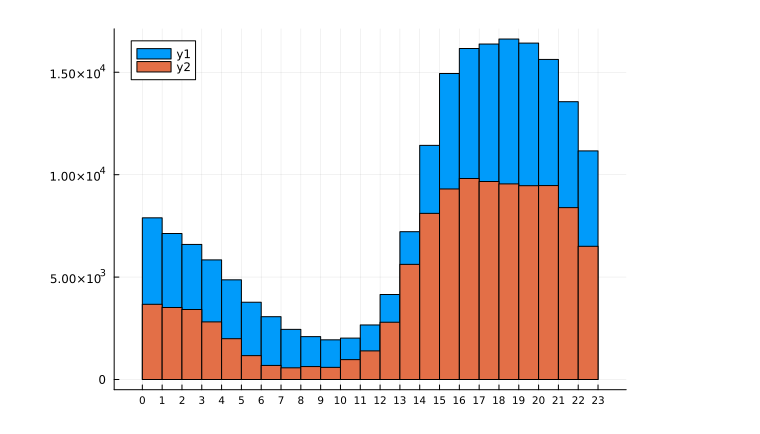
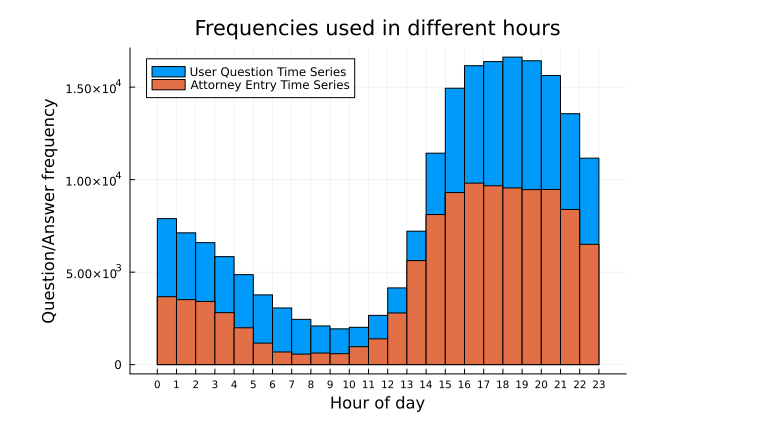
Before and after one commit to anhtu-pham/Legal-Service-Analysis, a Jupyter notebook: Main Workplace.ipynb, the cells around one changed output. Cells and saved outputs as stored; diff of their text form; code cells hidden in the pictures.

```diff
--- a/Main Workplace.ipynb
+++ b/Main Workplace.ipynb
@@ -6,22 +6,25 @@ using Plots
 # %%
 questionsData = CSV.File("questions.csv")
 df = DataFrame(questionsData)
 # parse into DateTime objects
 
 datetime_vec = map(x -> DateTime(x, "yyyy-mm-dd HH:MM:SS"), df[!, "AskedOnUtc"])
 
 # create a vector of hours from the DateTime objects
 hour_vec = hour.(datetime_vec)
-histogram(hour_vec, bins=0:23, xticks=0:23, xtickfont=7)
+histogram(hour_vec, bins=0:23, xticks=0:23, xtickfont=7, label = "User Question Time Series")
 
 answerData = CSV.File("attorneytimeentries.csv")
 df1 = DataFrame(answerData)
 # parse into DateTime objects
 
 datetime_vec_ans = map(x -> DateTime(x, "yyyy-mm-dd HH:MM:SS"), df1[!, "EnteredOnUtc"])
 
 # create a vector of hours from the DateTime objects
 hour_vec_ans = hour.(datetime_vec_ans)
-histogram!(hour_vec_ans, bins=0:23, xticks=0:23, xtickfont=7)
+histogram!(hour_vec_ans, bins=0:23, xticks=0:23, xtickfont=7, label="Attorney Entry Time Series")
+title!("Frequencies used in different hours")
+xlabel!("Hour of day")
+ylabel!("Question/Answer frequency")
 # %% [output]
-[figure, old version]
+[figure, new version]
```
Also changed, not shown: parts of 1 cell of this notebook.
